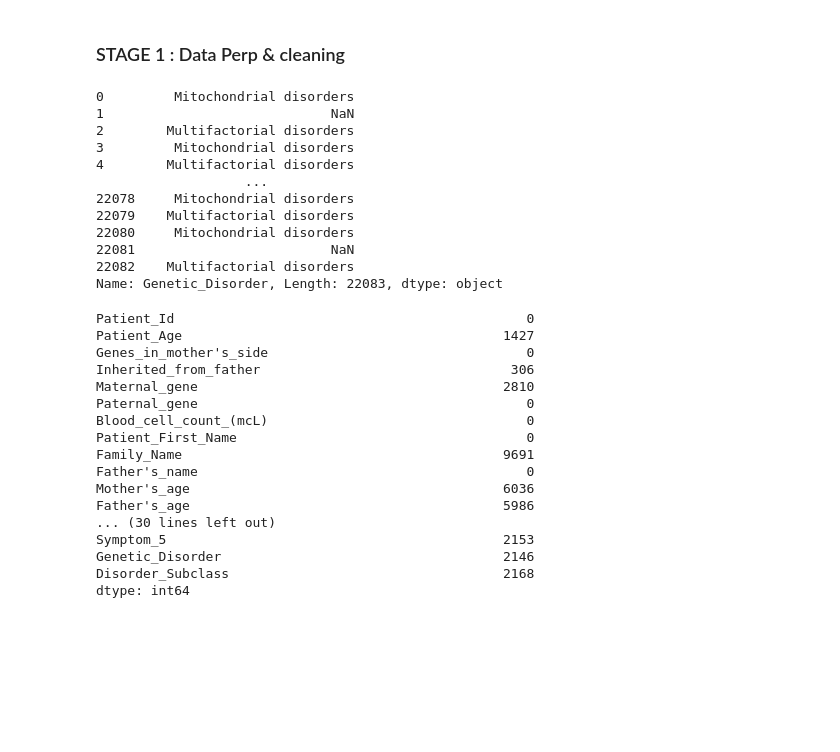
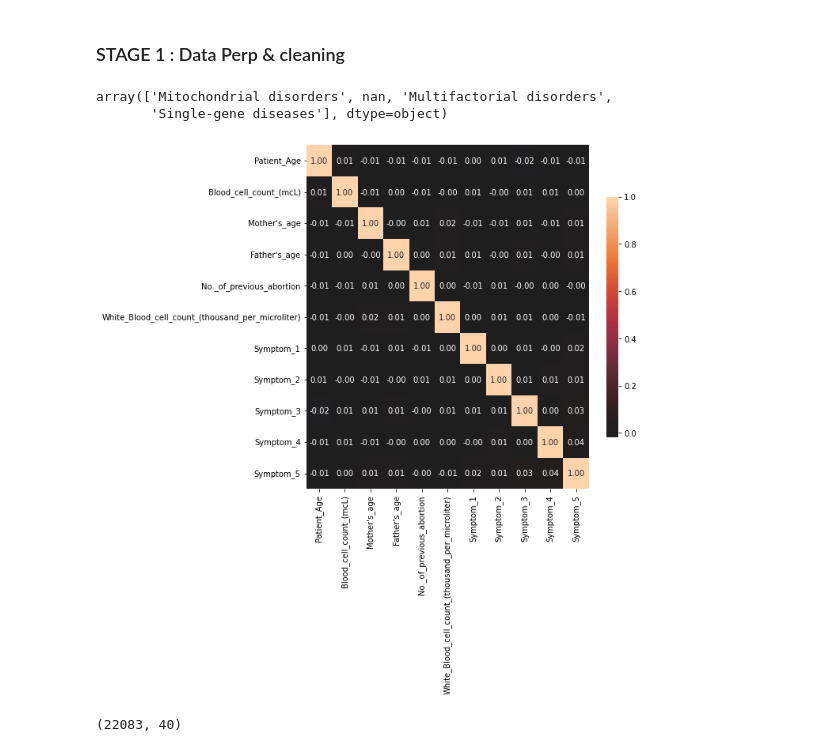
Before and after one commit to BoareshT/Genetic_disorder, a Jupyter notebook: Genetic.ipynb, the cells around one changed output. Drawn from its saved outputs; the diff is of its cells as text; code cells hidden in the pictures; blank space fills up the shorter version.

```diff
--- a/Genetic.ipynb
+++ b/Genetic.ipynb
@@ -21,40 +28,25 @@ df.shape
 # %%
-# Replace spaces in columns names
-df.columns = df.columns.str.replace(' ', '_')
-#
+# Downsize text lenght
 df["Genetic_Disorder"].replace({'Mitochondrial genetic inheritance disorders': 'Mitochondrial disorders',
                                'Multifactorial genetic inheritance disorders': 'Multifactorial disorders',
-                                'Single-gene inheritance diseases': 'Single-gene diseases'})
+                                'Single-gene inheritance diseases': 'Single-gene diseases'},inplace=True)
+df.Genetic_Disorder.unique()
 # %% [output]
-0         Mitochondrial disorders
-1                             NaN
-2        Multifactorial disorders
-3         Mitochondrial disorders
-4        Multifactorial disorders
-                   ...
-22078     Mitochondrial disorders
-22079    Multifactorial disorders
-22080     Mitochondrial disorders
-22081                         NaN
-22082    Multifactorial disorders
-Name: Genetic_Disorder, Length: 22083, dtype: object
+array(['Mitochondrial disorders', nan, 'Multifactorial disorders',
+       'Single-gene diseases'], dtype=object)
-# %%
-22083-df.count()
-# %% [output]
-Patient_Id                                             0
-Patient_Age                                         1427
-Genes_in_mother's_side                                 0
-Inherited_from_father                                306
-Maternal_gene                                       2810
-Paternal_gene                                          0
-Blood_cell_count_(mcL)                                 0
-Patient_First_Name                                     0
-Family_Name                                         9691
-Father's_name                                          0
-Mother's_age                                        6036
-Father's_age                                        5986
-... (30 lines left out)
-Symptom_5                                           2153
-Genetic_Disorder                                    2146
-Disorder_Subclass                                   2168
-dtype: int64
+# %%
+
+corr = df.corr()
+
+fig, ax = plt.subplots(figsize=(8, 8))
+sns.heatmap(corr, vmax=1.0, center=0, fmt='.2f',
+              annot=True, cbar_kws={"shrink": .70})
+plt.show()
+# %% [output]
+[figure, added]
+# %%
+#Drop all Test columns
+df.drop(list(df.filter(regex='Test')),inplace=True,axis=1)
+df.shape
+# %% [output]
+(22083, 40)
```
Also changed, not shown: parts of 11 cells of this notebook.
